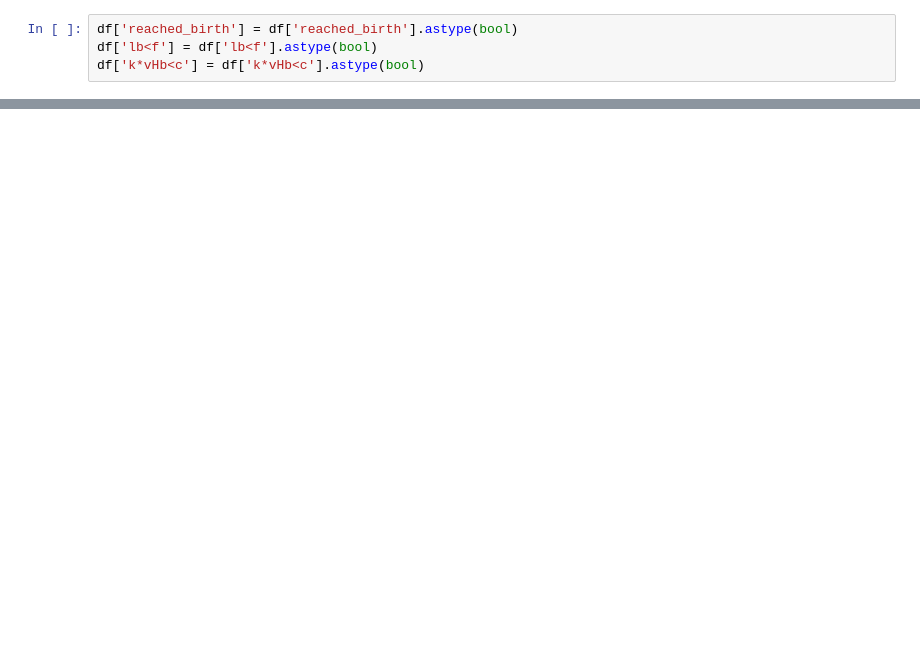
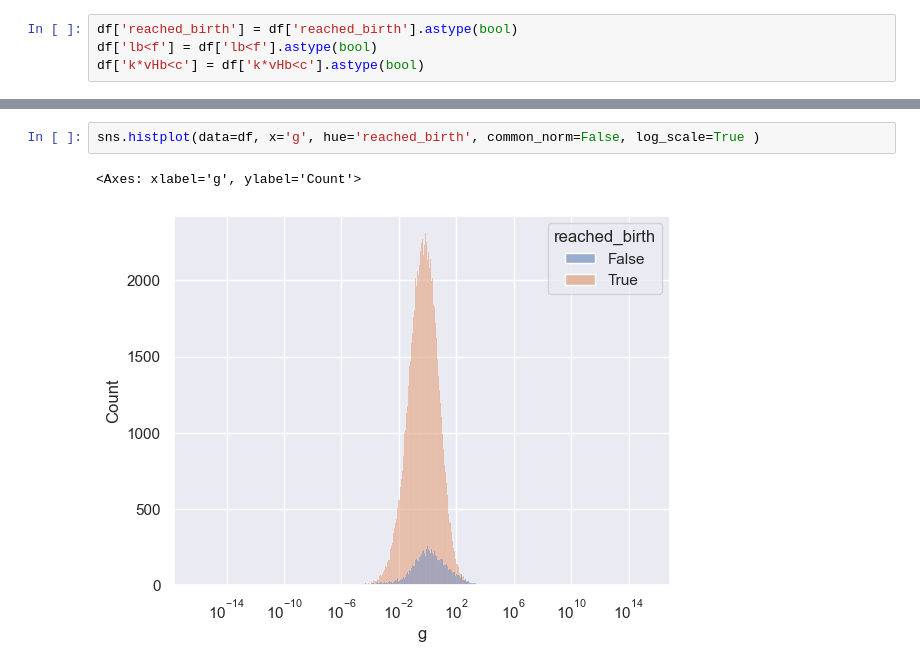
Before and after one commit to diogo-f-oliveira/deb-birth-prediction, a Jupyter notebook: notebooks/Data Preprocessing.ipynb, the cells around one changed output, grey strips where cells are left out. Cells and saved outputs as stored; diff of their text form; blank space fills up the shorter version.

```diff
--- a/notebooks/Data Preprocessing.ipynb
+++ b/notebooks/Data Preprocessing.ipynb
@@ -45,0 +83,5 @@ df
+# %%
+sns.histplot(data=df, x='g', hue='reached_birth', common_norm=False, log_scale=True )
+# %% [output]
+<Axes: xlabel='g', ylabel='Count'>
+[figure, added]
```
Also changed, not shown: parts of 15 cells of this notebook, 5 other files.
